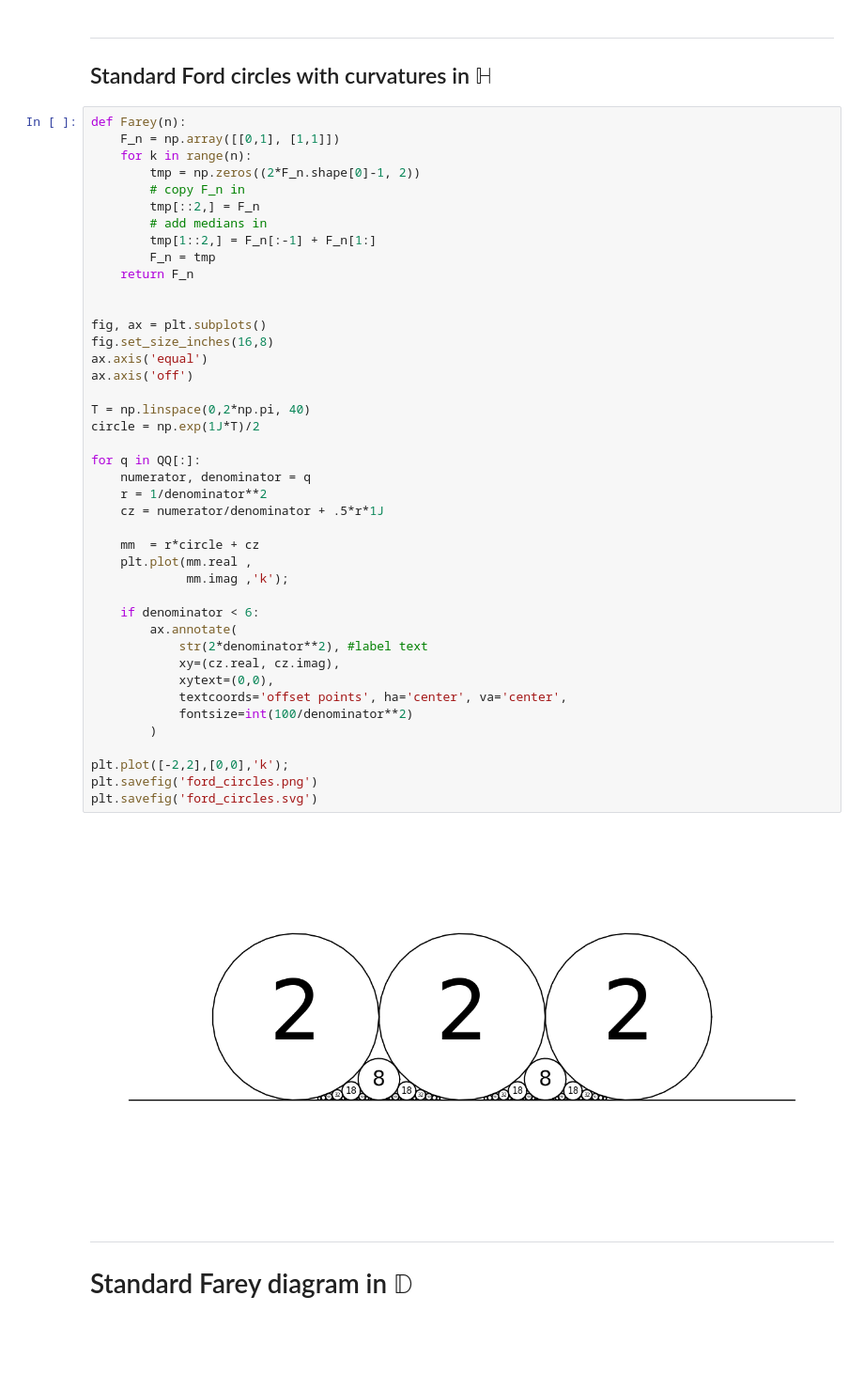
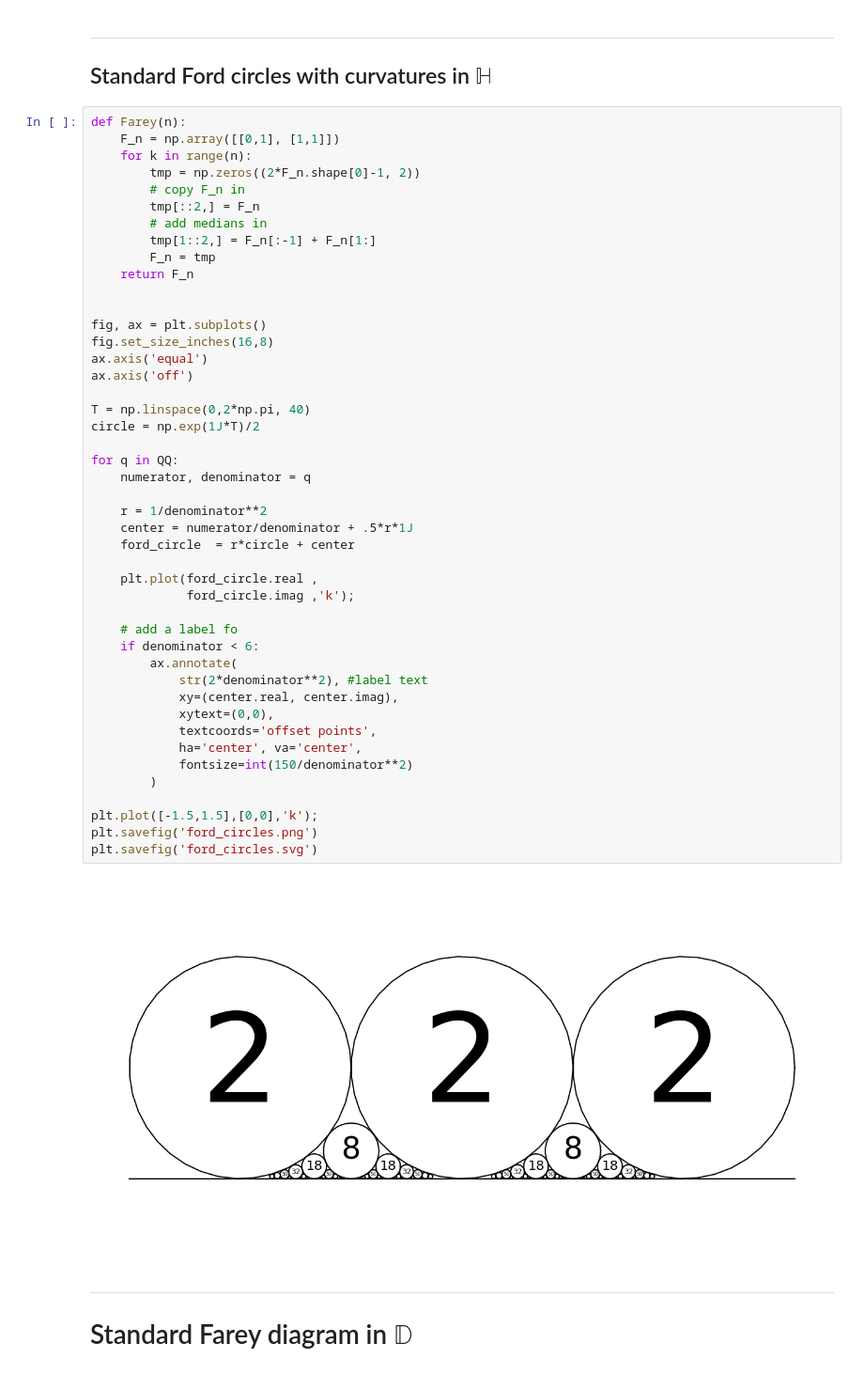
Before and after one commit to macbuse/FAREY_DIAGRAM, a Jupyter notebook: farey_diagram.ipynb, the cells around one changed output. Shown: that part at 94% size. Saved outputs shown, nothing was run; the diff lists cells and outputs as text; blank space fills up the shorter version.

```diff
--- a/farey_diagram.ipynb
+++ b/farey_diagram.ipynb
@@ -24,43 +24,46 @@ def Farey(n):
         tmp = np.zeros((2*F_n.shape[0]-1, 2))
         # copy F_n in
         tmp[::2,] = F_n
         # add medians in
         tmp[1::2,] = F_n[:-1] + F_n[1:]
         F_n = tmp
     return F_n
 
 
 fig, ax = plt.subplots()
 fig.set_size_inches(16,8)
 ax.axis('equal')
 ax.axis('off')
 
 T = np.linspace(0,2*np.pi, 40)
 circle = np.exp(1J*T)/2
 
-for q in QQ[:]:
+for q in QQ:
     numerator, denominator = q
+
     r = 1/denominator**2
-    cz = numerator/denominator + .5*r*1J
+    center = numerator/denominator + .5*r*1J
+    ford_circle  = r*circle + center
 
-    mm  = r*circle + cz
-    plt.plot(mm.real ,
-             mm.imag ,'k');
+    plt.plot(ford_circle.real ,
+             ford_circle.imag ,'k');
 
+    # add a label fo
     if denominator < 6:
         ax.annotate(
             str(2*denominator**2), #label text
-            xy=(cz.real, cz.imag),
+            xy=(center.real, center.imag),
             xytext=(0,0),
-            textcoords='offset points', ha='center', va='center',
-            fontsize=int(100/denominator**2)
+            textcoords='offset points',
+            ha='center', va='center',
+            fontsize=int(150/denominator**2)
         )
 
-plt.plot([-2,2],[0,0],'k');
+plt.plot([-1.5,1.5],[0,0],'k');
 plt.savefig('ford_circles.png')
 plt.savefig('ford_circles.svg')
 # %% [output]
-[figure, old version]
+[figure, new version]
 # %% [markdown]
 ---
 
```
Also changed, not shown: 2 other files.
